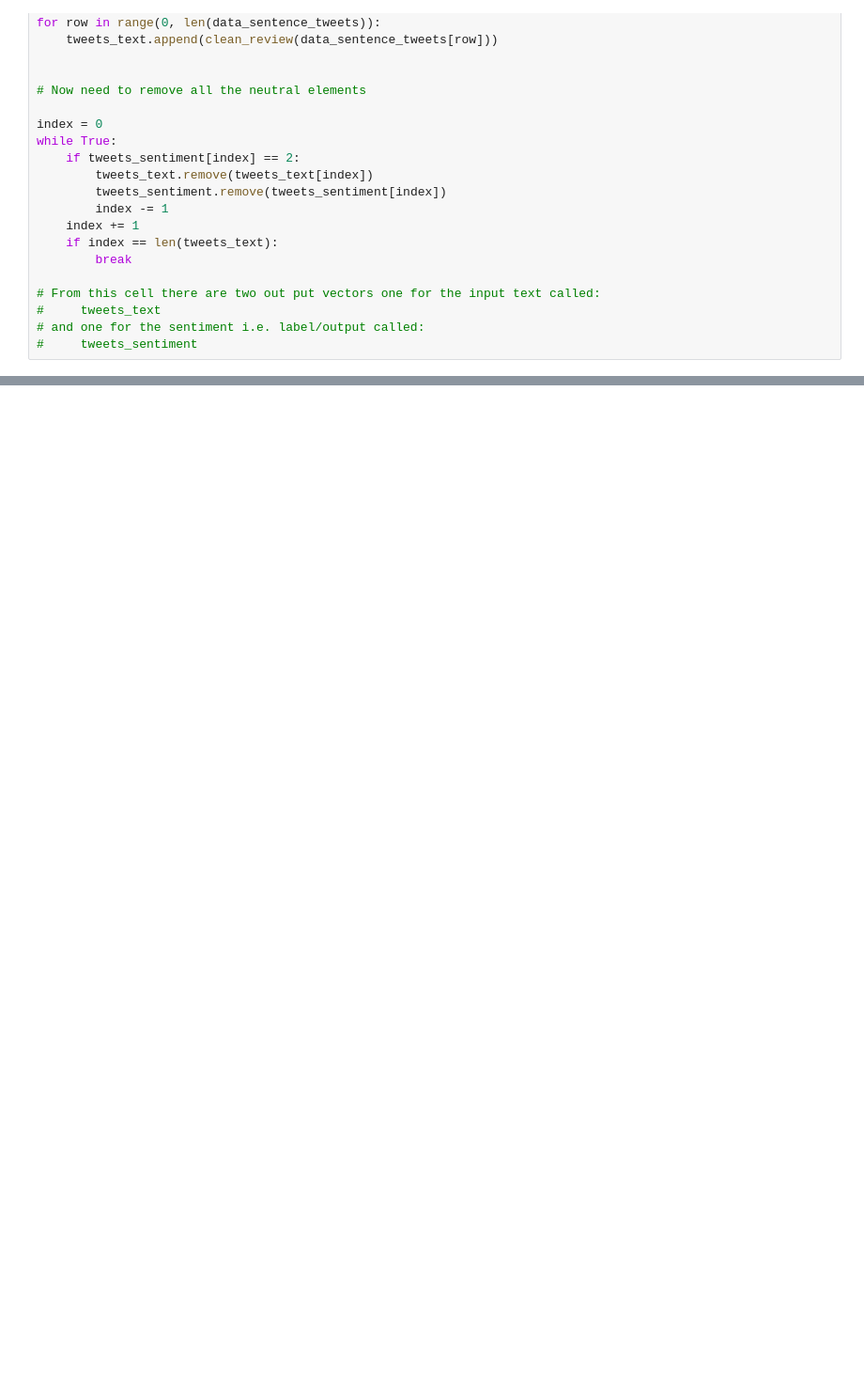
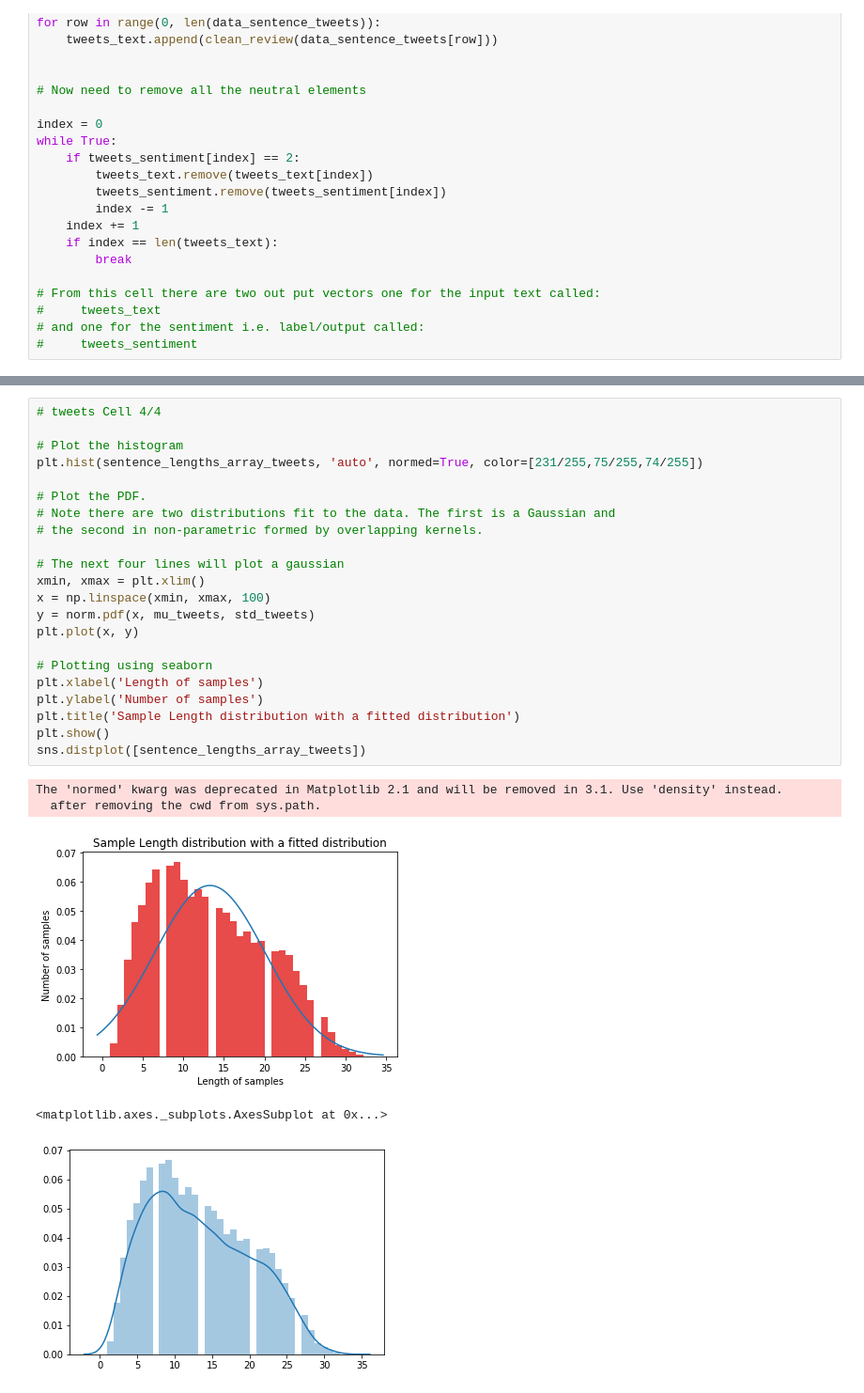
Before and after one commit to aJohnQR/ml_fiu, a Jupyter notebook: ml_fiu_data_processing_news.ipynb, the cells around one changed output, grey strips where cells are left out. Shown: that part at 94% size. Drawn from its saved outputs; the diff is of its cells as text; blank space fills up the shorter version.

```diff
--- a/ml_fiu_data_processing_news.ipynb
+++ b/ml_fiu_data_processing_news.ipynb
@@ -283 +429,29 @@ print(tweets_sentiment[a])
+# %%
+# tweets Cell 4/4
+
+# Plot the histogram
+plt.hist(sentence_lengths_array_tweets, 'auto', normed=True, color=[231/255,75/255,74/255])
+
+# Plot the PDF.
+# Note there are two distributions fit to the data. The first is a Gaussian and
+# the second in non-parametric formed by overlapping kernels.
+
+# The next four lines will plot a gaussian
+xmin, xmax = plt.xlim()
+x = np.linspace(xmin, xmax, 100)
+y = norm.pdf(x, mu_tweets, std_tweets)
+plt.plot(x, y)
+
+# Plotting using seaborn
+plt.xlabel('Length of samples')
+plt.ylabel('Number of samples')
+plt.title('Sample Length distribution with a fitted distribution')
+plt.show()
+sns.distplot([sentence_lengths_array_tweets])
+# %% [output]
+The 'normed' kwarg was deprecated in Matplotlib 2.1 and will be removed in 3.1. Use 'density' instead.
+  after removing the cwd from sys.path.
+[figure, added]
+<matplotlib.axes._subplots.AxesSubplot at 0x...>
+[figure, added]
 # %%
```
Also changed, not shown: parts of 20 cells of this notebook.
